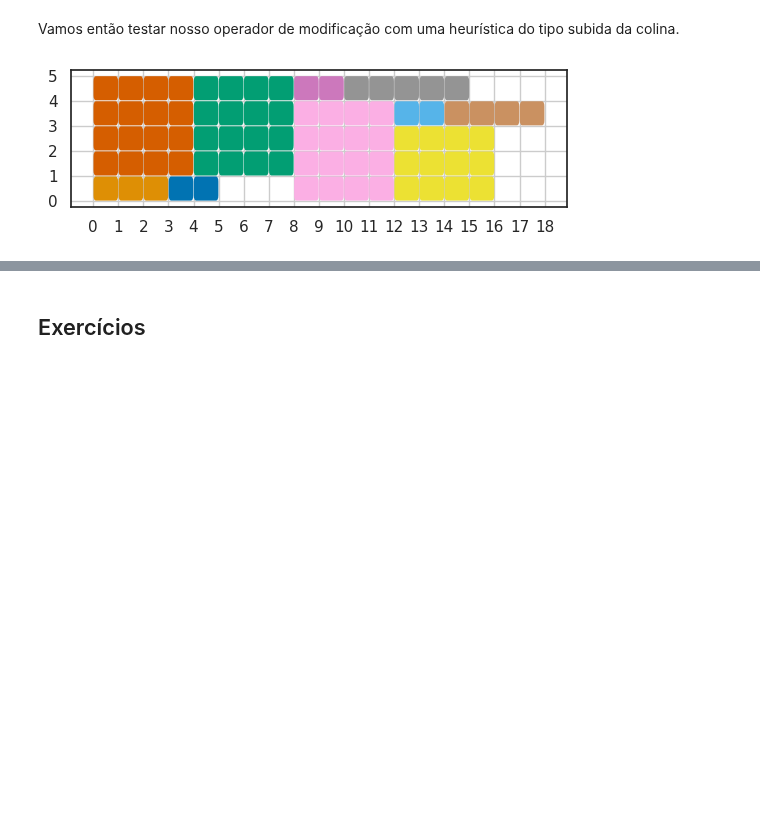
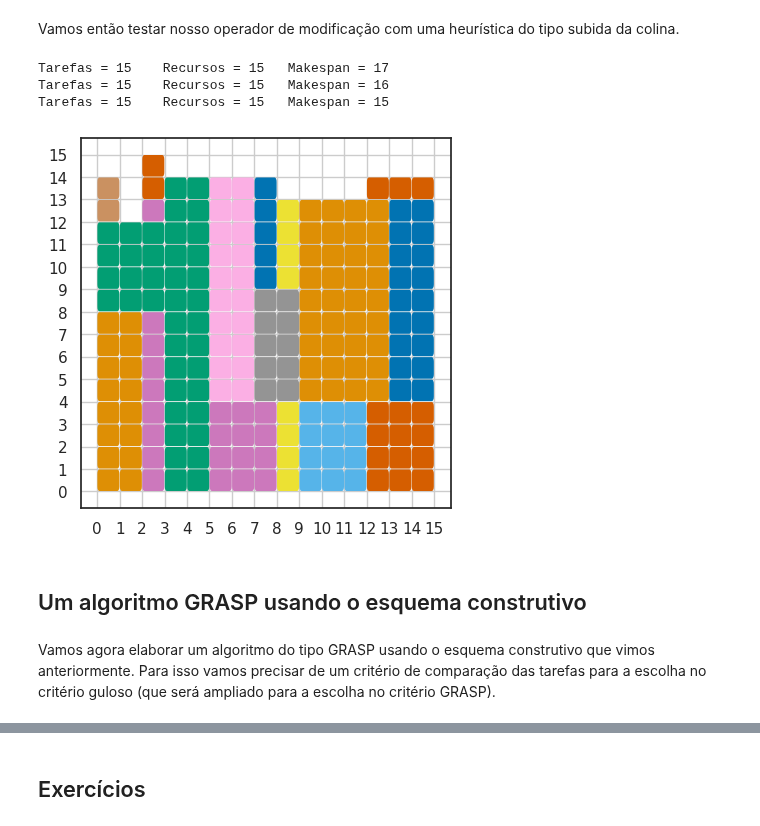
Before and after one commit to cdiegor/Metaheuristicas, a Jupyter notebook: RCPSP.ipynb, the cells around one changed output, grey strips where cells are left out. Cells and saved outputs as stored; diff of their text form; code cells hidden in the pictures; blank space fills up the shorter version.

```diff
--- a/RCPSP.ipynb
+++ b/RCPSP.ipynb
@@ -454,23 +454,32 @@ def modificar(rcpsp, S):
 # %% [markdown]
 Vamos então testar nosso operador de modificação com uma heurística do tipo subida da colina.
 # %%
-def sdc(rcpsp, S, max_sdc=10000):
+def sdc(rcpsp, S, max_sdc=200):
   nsdc = 0
-  datagem(rcpsp, S)
+  solS = datagem(rcpsp, S)
   makeS = rcpsp.makespan()
+  print(rcpsp)
   while nsdc < max_sdc:
     nsdc = nsdc + 1
     R, j = modificar(rcpsp, S)
-    datagem(rcpsp, R)
-    makeR = rcpsp.makespan()
+    solR = datagem(rcpsp, R)
+    makeR = solR.makespan()
     if makeR < makeS:
       S = R
+      solS = copy.deepcopy(solR)
       makeS = makeR
-  return S
+      print(rcpsp)
+  return solS
 # %%
-rcpsp = gerar_rcpsp(10, 5, 0.2, rseed=1)
-Inicial = [0, 1, 2, 3, 4, 5, 6, 7, 8, 9]
-Melhor = sdc(rcpsp, Inicial)
-plot_gantt(datagem(rcpsp, Melhor))
+rcpsp = gerar_rcpsp(15, 15, 0.2)
+Inicial = [0, 1, 2, 3, 4, 5, 6, 7, 8, 9, 10, 11, 12, 13, 14]
+plot_gantt(sdc(rcpsp, Inicial))
 # %% [output]
+Tarefas = 15    Recursos = 15   Makespan = 17
+Tarefas = 15    Recursos = 15   Makespan = 16
+Tarefas = 15    Recursos = 15   Makespan = 15
-[figure, old version]
+[figure, new version]
+# %% [markdown]
+## Um algoritmo GRASP usando o esquema construtivo
+# %% [markdown]
+Vamos agora elaborar um algoritmo do tipo GRASP usando o esquema construtivo que vimos anteriormente. Para isso vamos precisar de um critério de comparação das tarefas para a escolha no critério guloso (que será ampliado para a escolha no critério GRASP).
```
Also changed, not shown: parts of 2 cells of this notebook.
